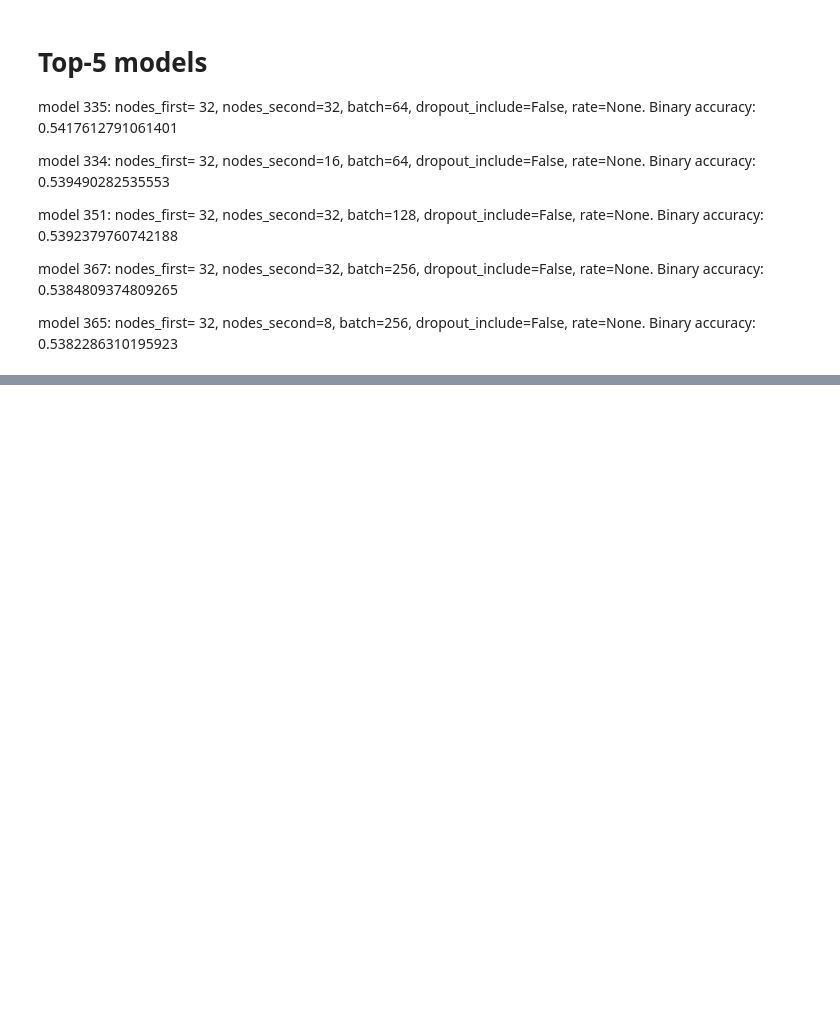
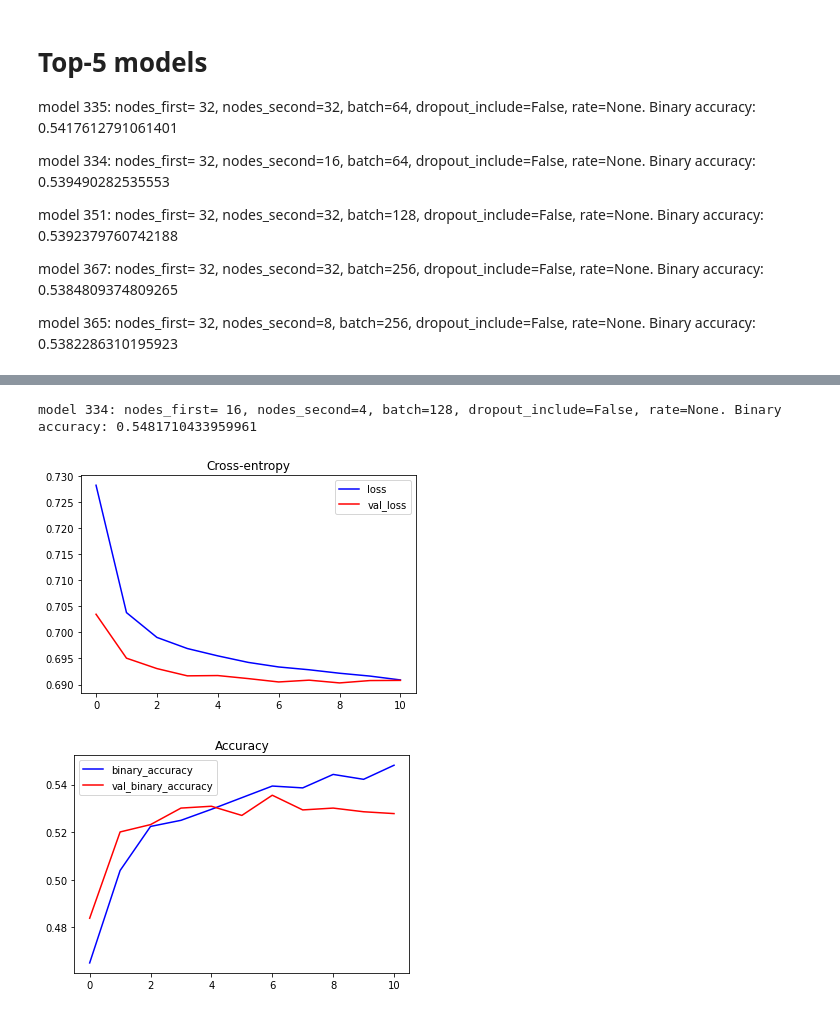
Before and after one commit to viktor-taraba/Term-Project-2021, a Jupyter notebook: TP21 3.2 KOSPI.ipynb, the cells around one changed output, grey strips where cells are left out. Cells and saved outputs as stored; diff of their text form; code cells hidden in the pictures; blank space fills up the shorter version.

```diff
--- a/TP21 3.2 KOSPI.ipynb
+++ b/TP21 3.2 KOSPI.ipynb
@@ -257,2 +267,7 @@ def neural_network_analysis(nodes_first, nodes_second, batch, dropout_include, S
 # %%
-# neural_network_analysis(32, 32, 128, False, SEED, X_train, y_train, X_valid, y_valid, 351)
+# model 344: nodes_first= 16, nodes_second=4, batch=128, dropout_include=False, rate=None. Binary accuracy: 0.5481710433959961
+neural_network_analysis(16, 4, 128, False, SEED, X_train, y_train, X_valid, y_valid, 334)
+# %% [output]
+model 334: nodes_first= 16, nodes_second=4, batch=128, dropout_include=False, rate=None. Binary accuracy: 0.5481710433959961
+[figure, added]
+[figure, added]
```
Also changed, not shown: parts of 2 cells of this notebook.
